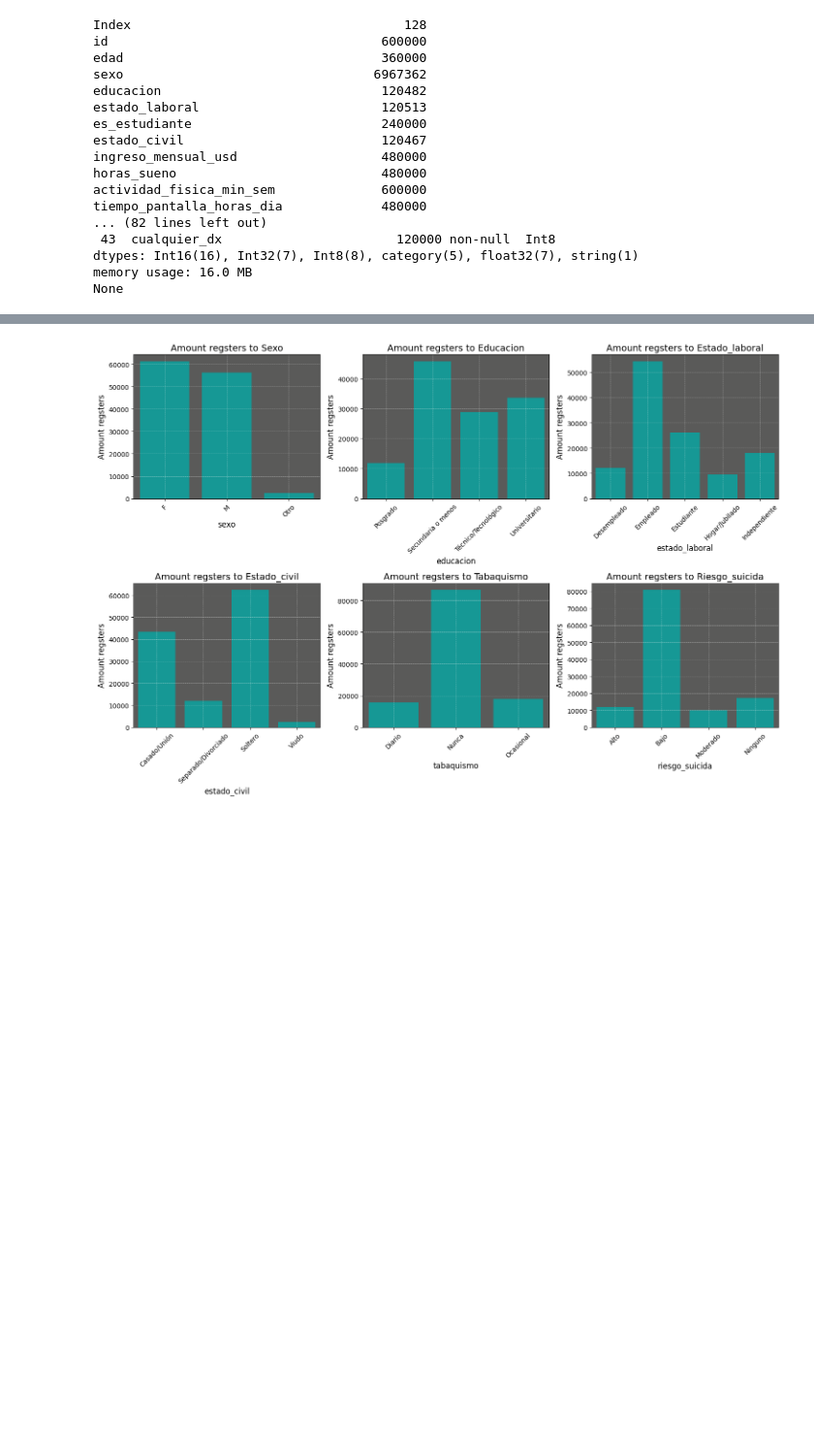
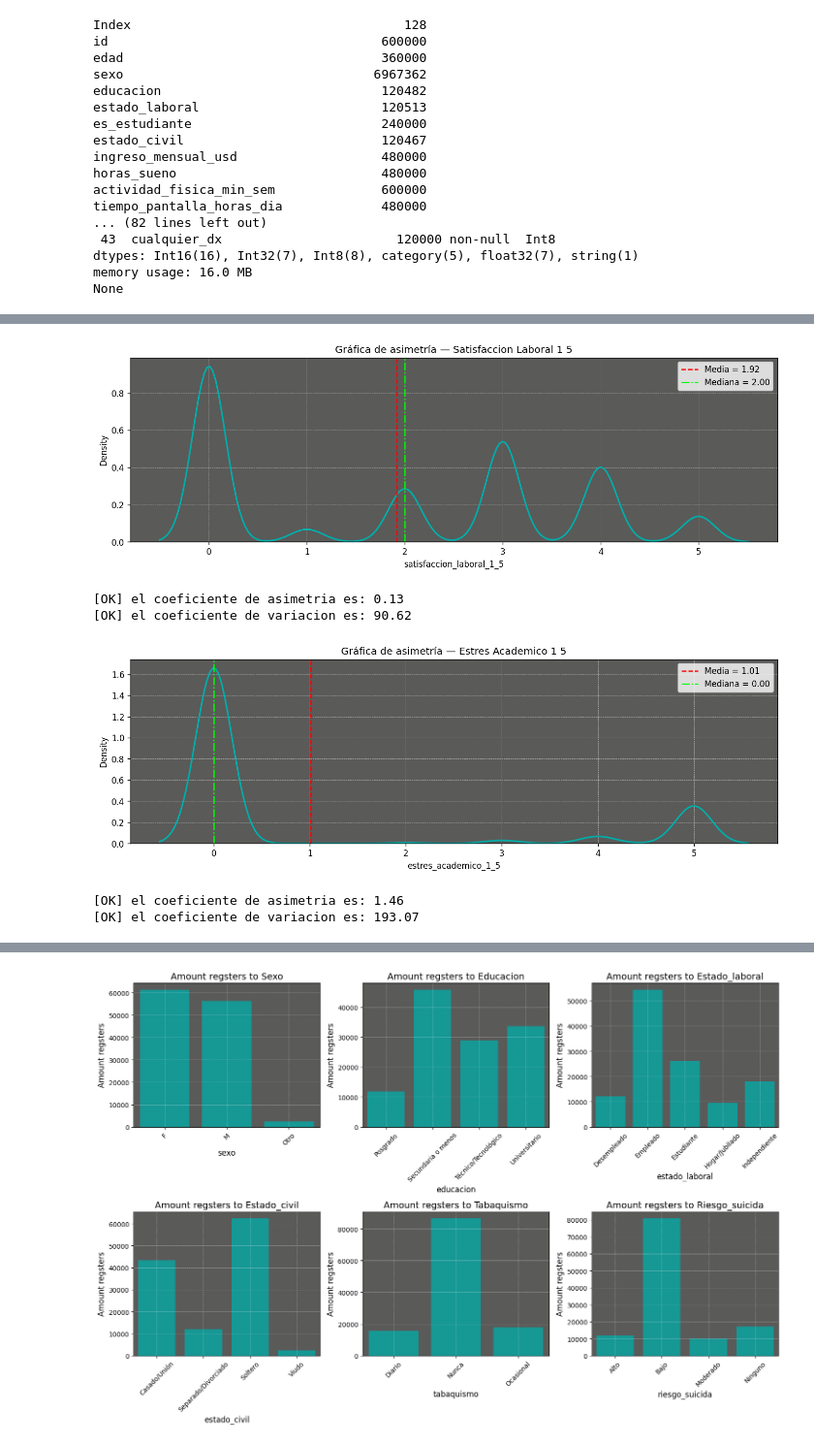
Before and after one commit to RonaldBarberi/data_science, a Jupyter notebook: DATA_SCIENCE_I/src/statics_descriptive.ipynb, the cells around one changed output, grey strips where cells are left out. Shown at 97% size. Cells and saved outputs as stored; diff of their text form; code cells hidden in the pictures; blank space fills up the shorter version.

```diff
--- a/DATA_SCIENCE_I/src/statics_descriptive.ipynb
+++ b/DATA_SCIENCE_I/src/statics_descriptive.ipynb
@@ -110,0 +129,18 @@ None
+# %%
+col_imput_date = [
+    'satisfaccion_laboral_1_5',
+    'estres_academico_1_5',
+]
+
+for col in col_imput_date:
+    strb.coeficiente_asimetria(df[col], 'P', True)
+    strb.coeficiente_variacion(df[col], 'P', True)
+    Me = strb.mediana(df[col])
+    df[col] = df[col].fillna(Me)
+# %% [output]
+[figure, added]
+[OK] el coeficiente de asimetria es: 0.13
+[OK] el coeficiente de variacion es: 90.62
+[figure, added]
+[OK] el coeficiente de asimetria es: 1.46
+[OK] el coeficiente de variacion es: 193.07
```
Also changed, not shown: parts of 10 cells of this notebook, 1 other file.
